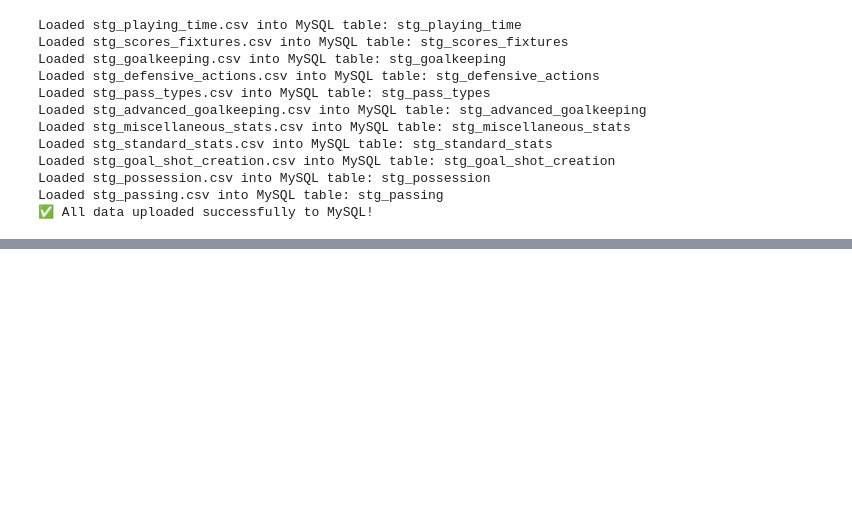
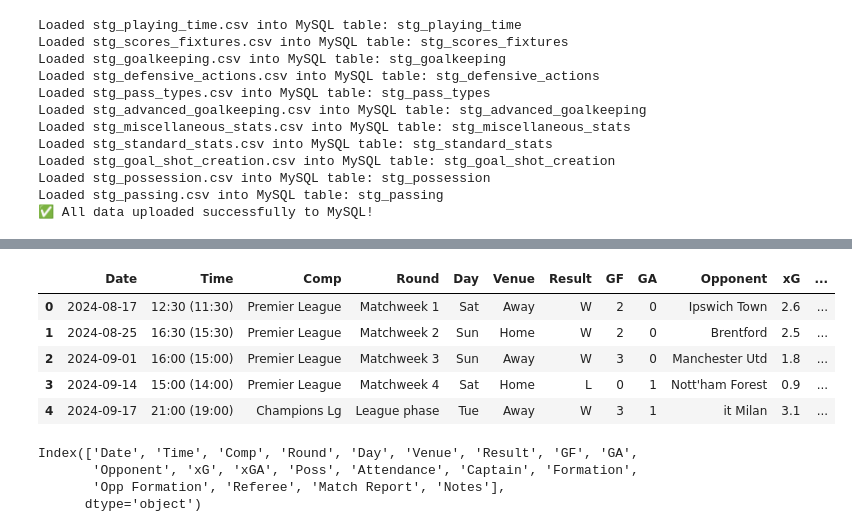
Before and after one commit to EbEmad/Liverpool-Data-Analytics, a Jupyter notebook: upload.ipynb, the cells around one changed output, grey strips where cells are left out. Cells and saved outputs as stored; diff of their text form; code cells hidden in the pictures; blank space fills up the shorter version.

```diff
--- a/upload.ipynb
+++ b/upload.ipynb
@@ -53,0 +128,18 @@ Loaded stg_passing.csv into MySQL table: stg_passing
+# %%
+df=pd.read_csv('./Data/raw/stg_scores_fixtures.csv')
+df.head()
+#not recommended
+# %% [output]
+|  | Date | Time | Comp | Round | Day | Venue | Result | GF | GA | Opponent | xG | ... |
+| 0 | 2024-08-17 | 12:30 (11:30) | Premier League | Matchweek 1 | Sat | Away | W | 2 | 0 | Ipswich Town | 2.6 | ... |
+| 1 | 2024-08-25 | 16:30 (15:30) | Premier League | Matchweek 2 | Sun | Home | W | 2 | 0 | Brentford | 2.5 | ... |
+| 2 | 2024-09-01 | 16:00 (15:00) | Premier League | Matchweek 3 | Sun | Away | W | 3 | 0 | Manchester Utd | 1.8 | ... |
+| 3 | 2024-09-14 | 15:00 (14:00) | Premier League | Matchweek 4 | Sat | Home | L | 0 | 1 | Nott'ham Forest | 0.9 | ... |
+| 4 | 2024-09-17 | 21:00 (19:00) | Champions Lg | League phase | Tue | Away | W | 3 | 1 | it Milan | 3.1 | ... |
+# %%
+df.columns
+# %% [output]
+Index(['Date', 'Time', 'Comp', 'Round', 'Day', 'Venue', 'Result', 'GF', 'GA',
+       'Opponent', 'xG', 'xGA', 'Poss', 'Attendance', 'Captain', 'Formation',
+       'Opp Formation', 'Referee', 'Match Report', 'Notes'],
+      dtype='object')
```
Also changed, not shown: parts of 44 cells of this notebook, 27 other files.
